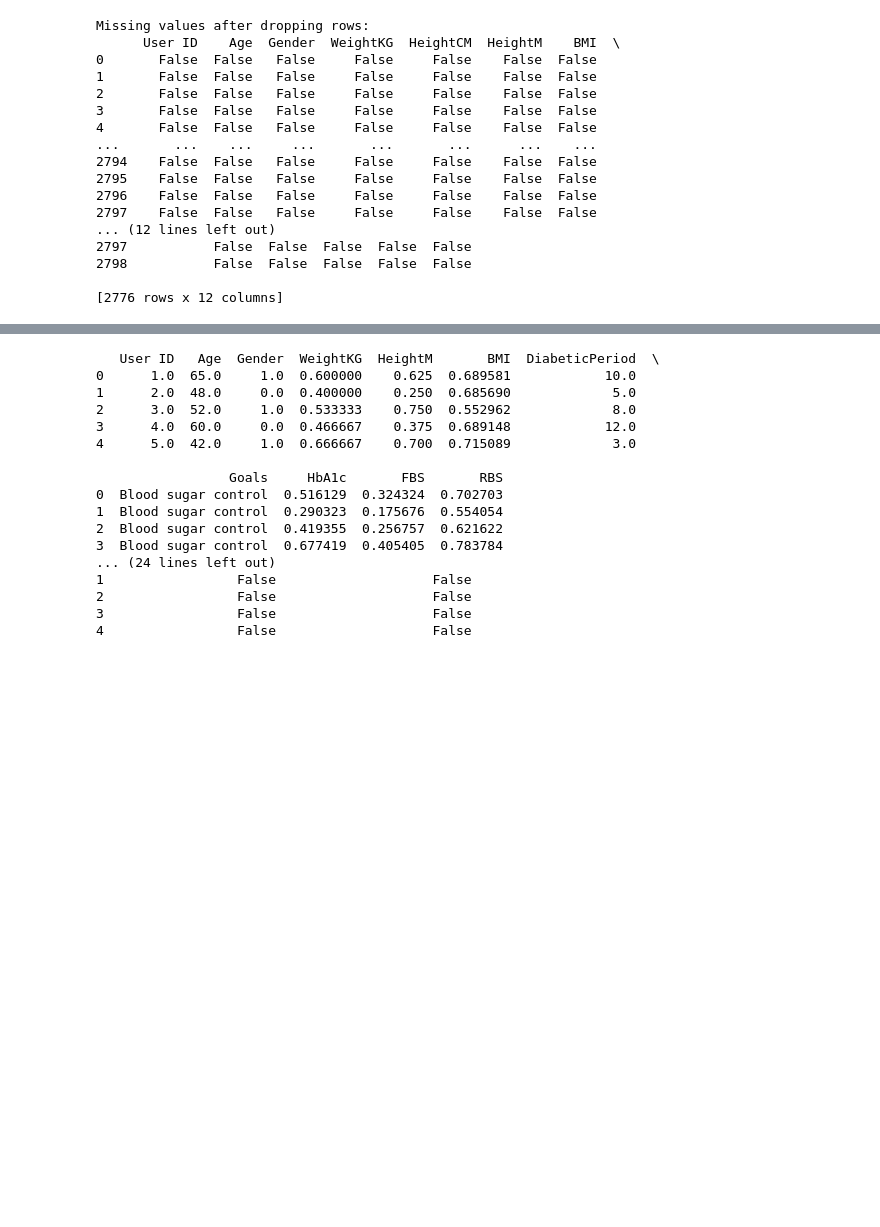
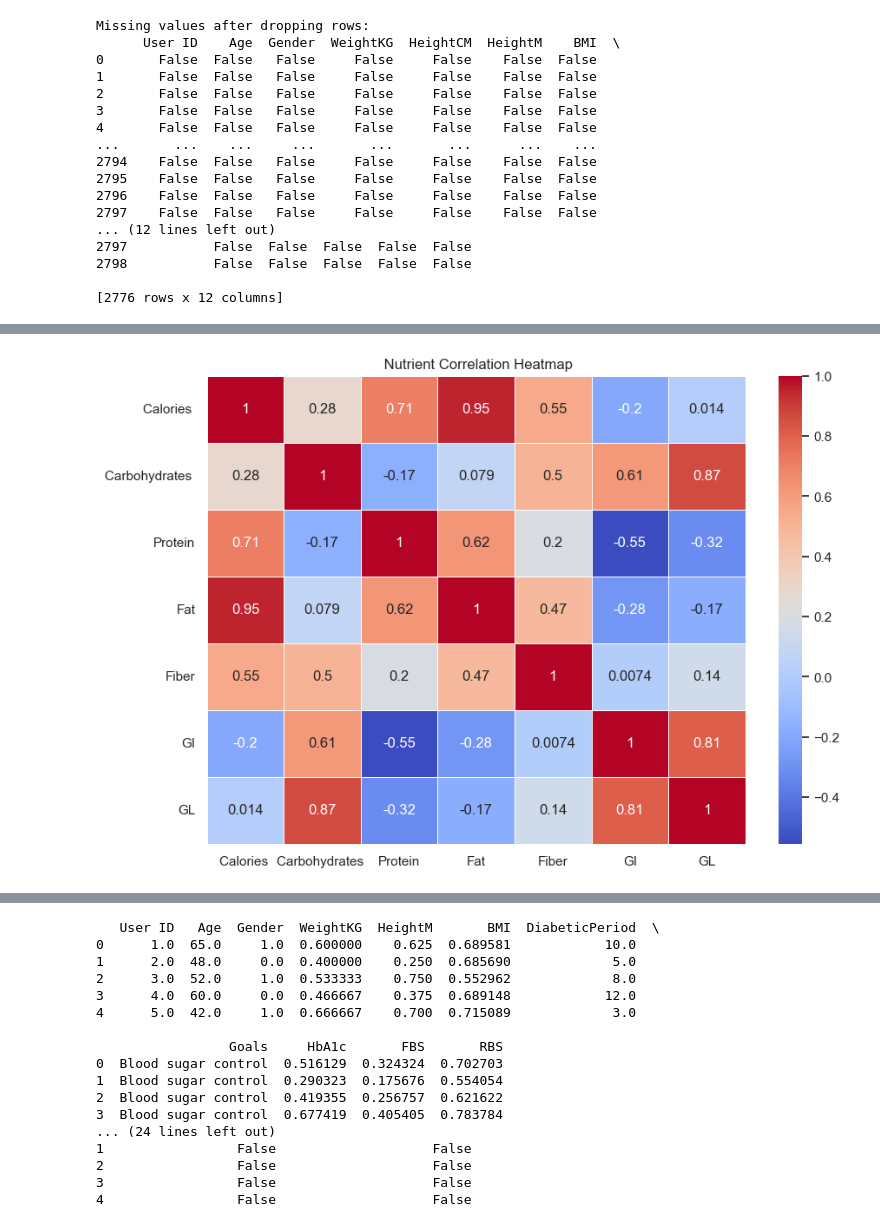
Before and after one commit to LornaM12/Diabetes-Type-2-Recommendation-System, a Jupyter notebook: Diet Recommender.ipynb, the cells around one changed output, grey strips where cells are left out. Saved outputs shown, nothing was run; the diff lists cells and outputs as text; code cells hidden in the pictures; blank space fills up the shorter version.

```diff
--- a/Diet Recommender.ipynb
+++ b/Diet Recommender.ipynb
@@ -132,0 +96,9 @@ Normalized Food Data:
+# %%
+plt.figure(figsize=(10, 7))
+correlation = food_df[nutrients].corr()
+
+sns.heatmap(correlation, annot=True, cmap="coolwarm", linewidths=0.5)
+plt.title(" Nutrient Correlation Heatmap")
+plt.show()
+# %% [output]
+[figure, added]
```
Also changed, not shown: parts of 9 cells of this notebook.
